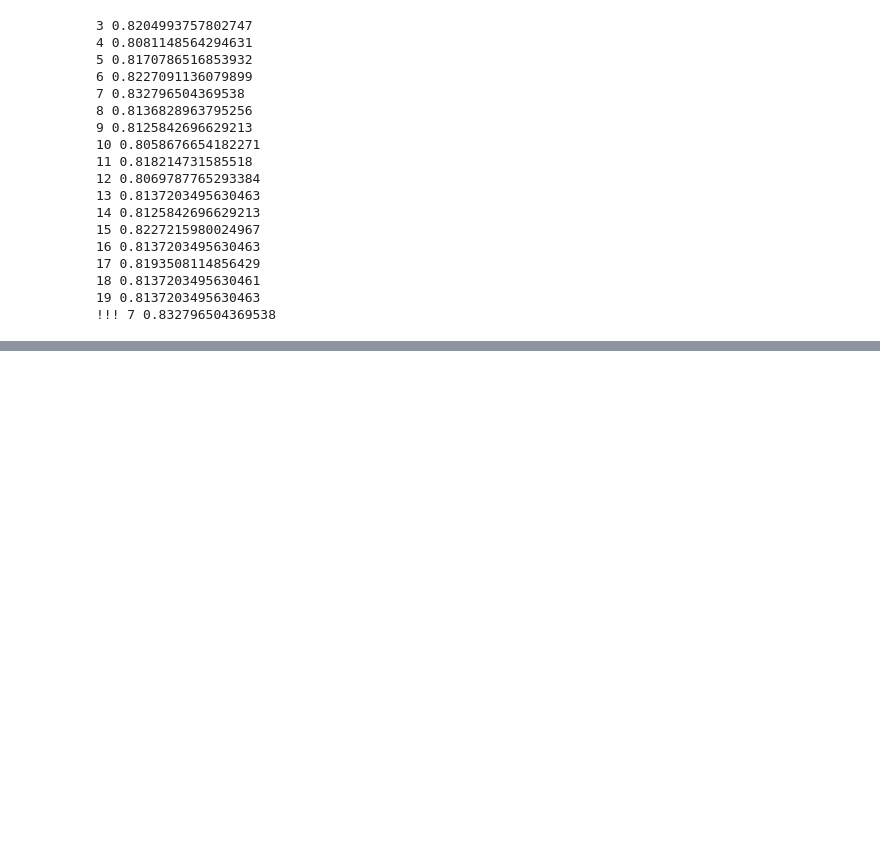
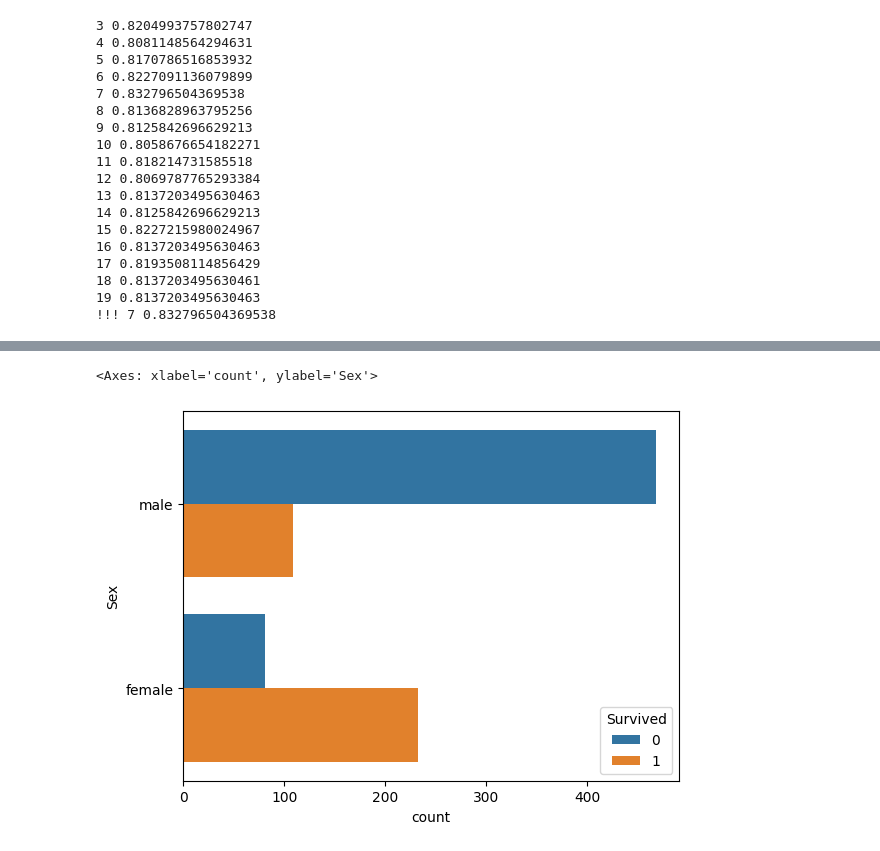
Before and after one commit to EasonChen78/machine_learning, a Jupyter notebook: 20230329_titanic.ipynb, the cells around one changed output, grey strips where cells are left out. Drawn from its saved outputs; the diff is of its cells as text; code cells hidden in the pictures; blank space fills up the shorter version.

```diff
--- a/20230329_titanic.ipynb
+++ b/20230329_titanic.ipynb
@@ -307,0 +377,7 @@ pd.DataFrame({"PassengerId":test["PassengerId"], "Survived":pre}).to_csv("knn.cs
+# %%
+import matplotlib.pyplot as plt
+import seaborn as sns
+sns.countplot(data=train, y="Sex", hue="Survived")
+# %% [output]
+<Axes: xlabel='count', ylabel='Sex'>
+[figure, added]
```
Also changed, not shown: parts of 9 cells of this notebook.
